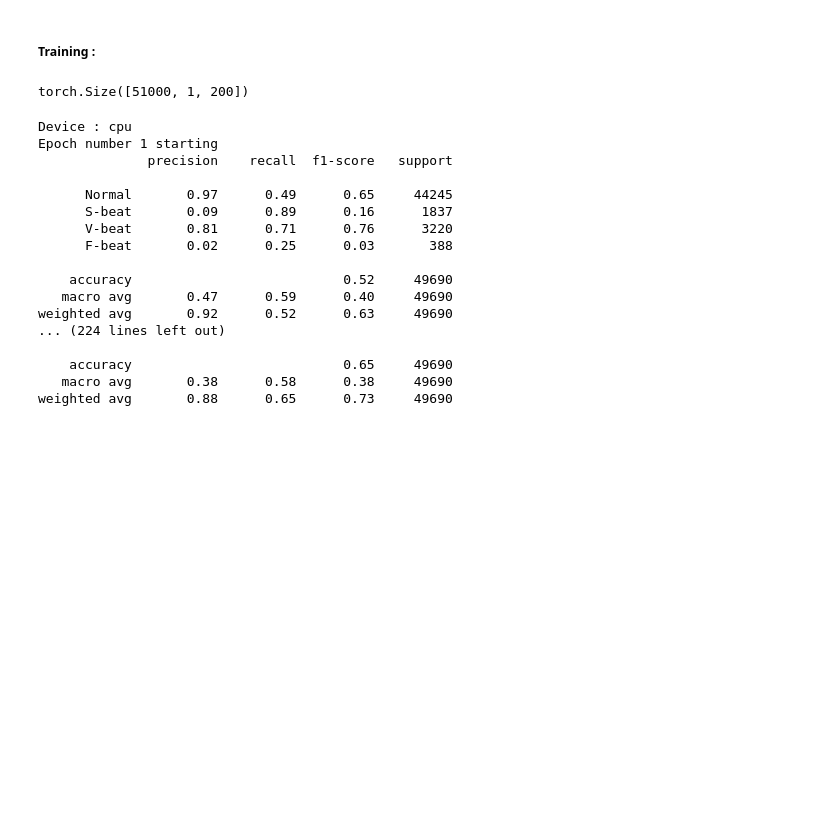
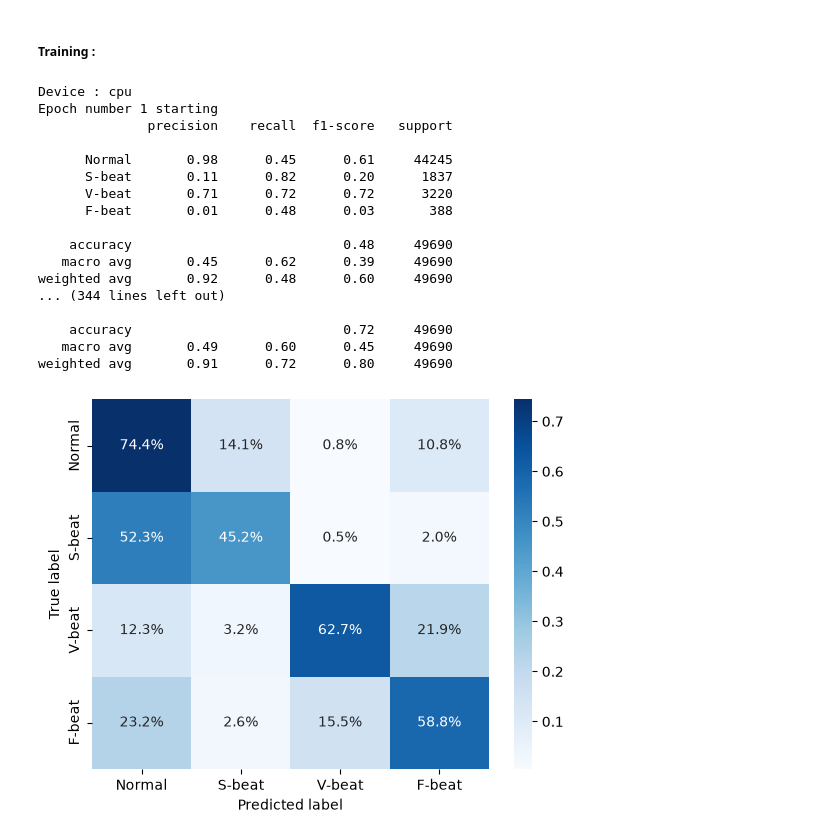
Before and after one commit to sophiadonato/heartbeat-classifier, a Jupyter notebook: heartbeat-classifier.ipynb, the cells around one changed output. Saved outputs shown, nothing was run; the diff lists cells and outputs as text; code cells hidden in the pictures; blank space fills up the shorter version.

Commit message:
final tests on trainings with patient separation + update readme

```diff
--- a/heartbeat-classifier.ipynb
+++ b/heartbeat-classifier.ipynb
@@ -85,7 +85,7 @@ class_idx = {'N' : 0, 'S' : 1, 'V' : 2, 'F' : 3}
 # %%
 # Function to extract beats and label for one record
 def extract_beats(record_nb, before=90, after=110):
-    record_name = '../../mitbih/' + record_nb
+    record_name = '../mitbih/' + record_nb
     rec = wfdb.rdrecord(record_name)
     ann = wfdb.rdann(record_name, 'atr') #ann.sample has the beat peak indexes, ann.symbol has the corresponding MIT-BIH beat type
     channel = np.where(np.array(rec.sig_name) == "MLII")
@@ -161,7 +161,6 @@ import seaborn as sns
 # 1. Tensors
 X_train_t = torch.tensor(X_train, dtype=torch.float32).permute(0,2,1)
 y_train_t = torch.tensor(y_train, dtype=torch.long)
-print(X_train_t.shape)
 X_train_resampled_t = torch.tensor(X_train_resampled, dtype=torch.float32).permute(0,2,1)
 y_train_resampled_t = torch.tensor(y_train_resampled, dtype=torch.long)
 
@@ -177,8 +176,6 @@ test_dataset = TensorDataset(X_test_t, y_test_t)
 train_loader = DataLoader(train_dataset, batch_size=64, shuffle=True)
 train_resampled_loader = DataLoader(train_resampled_dataset, batch_size=64, shuffle=True)
 test_loader = DataLoader(test_dataset, batch_size=256, shuffle=False)
-# %% [output]
-torch.Size([51000, 1, 200])
 # %%
 # Network
 # When entering the network, a sample is of size  : (batch, channel=1, length=window_size)
@@ -208,7 +205,7 @@ class BeatCNN(nn.Sequential):
         )
 # %%
 # Training fct
-def train(num_epochs, train_loader, test_loader, network, criterion, optimizer, device, target_names = ["Normal", "S-beat", "V-beat", "F-beat"]):
+def train(num_epochs, train_loader, test_loader, network, criterion, optimizer, device, labels=[0,1,2,3], target_names = ["Normal", "S-beat", "V-beat", "F-beat"]):
 
     for i in range(num_epochs):
         print(f"Epoch number {i+1} starting")
@@ -237,57 +234,61 @@ def train(num_epochs, train_loader, test_loader, network, criterion, optimizer,
 
         pred_classes = torch.cat(pred_classes).cpu().numpy()
         true_classes = torch.cat(true_classes).cpu().numpy()
-        print(classification_report(y_true=true_classes, y_pred=pred_classes, target_names=target_names))
-        cm = confusion_matrix(y_true=true_classes, y_pred=pred_classes)
-        """
-        plt.figure(figsize=(6,5))
-        sns.heatmap(cm, annot=True, fmt="d", cmap="Blues",
-                    xticklabels=[f"{class_name}" for class_name in target_names],
-                    yticklabels=[f"{class_name}" for class_name in target_names]
-                )
-        plt.xlabel("Predicted label")
-        plt.ylabel("True label")
-        plt.show()
-        """
+        print(classification_report(y_true=true_classes, y_pred=pred_classes, labels=labels, target_names=target_names))
+
+    return pred_classes, true_classes
 # %%
 # Training loop for unmodified training set
 
 # GPU
 device = "cuda" if torch.cuda.is_available() else "cpu"
 print(f"Device : {device}")
 device = torch.device(device)
 
 # Net init
 net = BeatCNN(n_classes=4)
 net.to(device)
 
 # Weighted classes
 w = compute_class_weight("balanced", classes=np.array([0,1,2,3]), y=y_train)
 weights = torch.tensor(w, dtype=torch.float32).to(device)
 criterion= nn.CrossEntropyLoss(weight=weights)
 
 # Optimizer
 optimizer = torch.optim.Adam(net.parameters(), lr=1e-3)
 
-train(20, train_loader, test_loader, net, criterion, optimizer, device)
+pred_classes, true_classes = train(30, train_loader, test_loader, net, criterion, optimizer, device)
+target_names = ["Normal", "S-beat", "V-beat", "F-beat"]
+labels = [0,1,2,3]
+
+cm = confusion_matrix(y_true=true_classes, y_pred=pred_classes, labels=labels)
+cm_percentages = cm / cm.sum(axis=1, keepdims=True)
+sns.heatmap(cm_percentages, annot=True, fmt=".1%", cmap="Blues",
+            xticklabels=target_names,
+            yticklabels=target_names
+        )
+plt.xlabel("Predicted label")
+plt.ylabel("True label")
+plt.show()
 # %% [output]
 Device : cpu
 Epoch number 1 starting
               precision    recall  f1-score   support
 
-      Normal       0.97      0.49      0.65     44245
-      S-beat       0.09      0.89      0.16      1837
-      V-beat       0.81      0.71      0.76      3220
-      F-beat       0.02      0.25      0.03       388
+      Normal       0.98      0.45      0.61     44245
+      S-beat       0.11      0.82      0.20      1837
+      V-beat       0.71      0.72      0.72      3220
+      F-beat       0.01      0.48      0.03       388
 
-    accuracy                           0.52     49690
-   macro avg       0.47      0.59      0.40     49690
-weighted avg       0.92      0.52      0.63     49690
-... (224 lines left out)
+    accuracy                           0.48     49690
+   macro avg       0.45      0.62      0.39     49690
+weighted avg       0.92      0.48      0.60     49690
+... (344 lines left out)
 
-    accuracy                           0.65     49690
-   macro avg       0.38      0.58      0.38     49690
-weighted avg       0.88      0.65      0.73     49690
+    accuracy                           0.72     49690
+   macro avg       0.49      0.60      0.45     49690
+weighted avg       0.91      0.72      0.80     49690
+[figure, added]
 # %%
 # Training loop for balanced dataset
 
```
Also changed, not shown: parts of 1 cell of this notebook, 2 other files.
